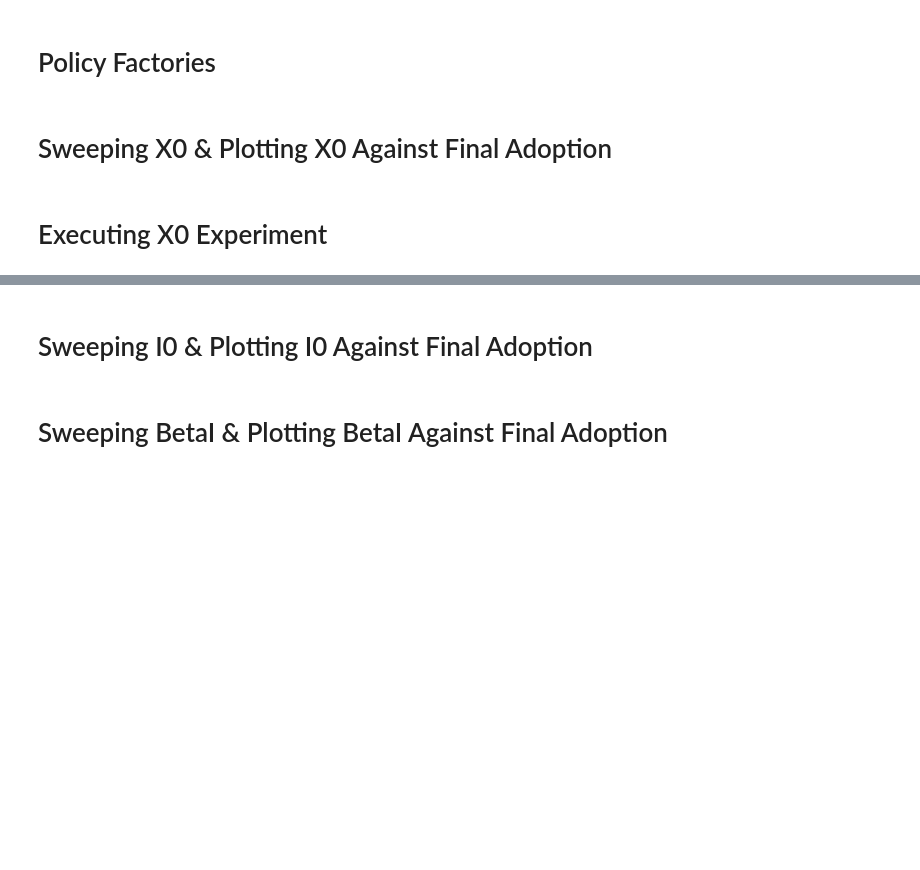
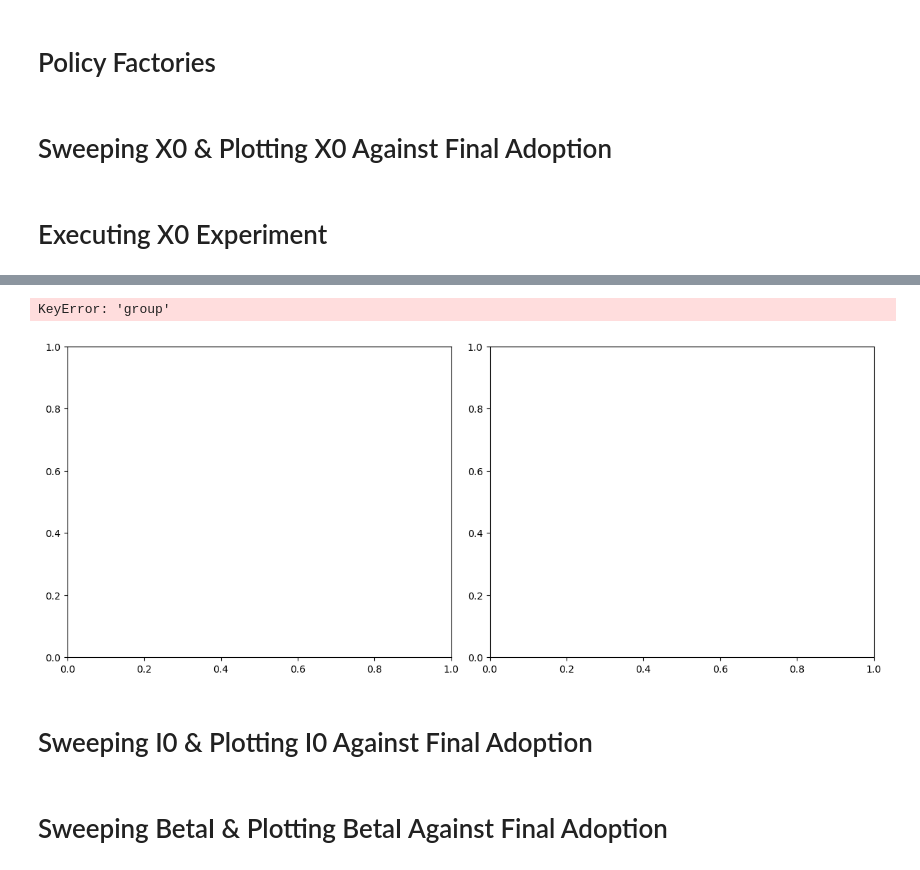
Before and after one commit to MeikeWortman/Assignment_3, a Jupyter notebook: Assignment_3_Test.ipynb, the cells around one changed output, grey strips where cells are left out. Drawn from its saved outputs; the diff is of its cells as text; code cells hidden in the pictures; blank space fills up the shorter version.

Commit message:
errors under sweep function fixed

```diff
--- a/Assignment_3_Test.ipynb
+++ b/Assignment_3_Test.ipynb
@@ -777,9 +777,9 @@ def policy_infrastructure_boost_factory(start: int, boost: float = 0.2, once: bo
 # Sweeping X0 & Plotting X0 Against Final Adoption
 # %%
 def final_mean_adoption_vs_X0(
-    ratio: float,
     X0_frac_values: Iterable[float],
     *,
+    ratio: float = 2.0,
     I0: float = 0.05,
     beta_I: float = 2.0,
     b: float = 1.0,
@@ -828,7 +828,6 @@ def final_mean_adoption_vs_X0(
     return np.asarray(means, dtype=float)
 
 def X0_sweep_df(
-    ratio_values: float = None,
     X0_frac: Optional[np.ndarray] = None,
     scenario_kwargs: Optional[Dict] = None,
     T: int = 250,
@@ -853,8 +852,8 @@ def X0_sweep_df(
         scenario.update(scenario_kwargs)
 
     X_means = final_mean_adoption_vs_X0(
-        ratio_values,
         X0_frac,
+        ratio=scenario["ratio"],
         I0=scenario["I0"],
         beta_I=scenario["beta_I"],
         b=scenario["b"],
@@ -955,14 +954,14 @@ def plot_density(traces_df: pd.DataFrame, *, x_bins: int = 50, time_bins: Option
 # ER Network
 
 X0_df = X0_sweep_df(
-    ratio_values = 0.3,
     X0_frac= np.array([0.1, 0.2, 0.3, 0.4, 0.5,0.6, 0.7, 0.8, 0.9]),
     scenario_kwargs= {
+        "ratio": 2.0,
         "beta_I": 2.0,
         "b": 1.0,
         "g_I": 0.05,
         "I0": 0.05,
-        "network_type": "random",
+        "network_type": "ER",
         "n_nodes": 200,
         "p": 0.05,
         "m": 2,},
@@ -974,8 +973,4 @@ X0_df = X0_sweep_df(
 )
 
 X0_df
-
-plot_X0_sweep(x0_df, out_path="ev1_X0_sweep.png")
-plot_phase_plot(x0_df, out_path="ev1_X0_phase_plot.png")
-plot_density(x0_df, out_path="ev1_X0_density.png")
 # %% [output]
@@ -983,3 +987,9 @@ ValueError: Unknown network_type: random
+# %%
+plot_X0_sweep(X0_df, out_path="ev1_X0_sweep.png")
+plot_density(X0_df, out_path="ev1_X0_density.png")
+# %% [output]
+KeyError: 'group'
+[figure, added]
 # %% [markdown]
 # Sweeping I0 & Plotting I0 Against Final Adoption
 # %%
```
Also changed, not shown: parts of 1 cell of this notebook, 1 other file.
